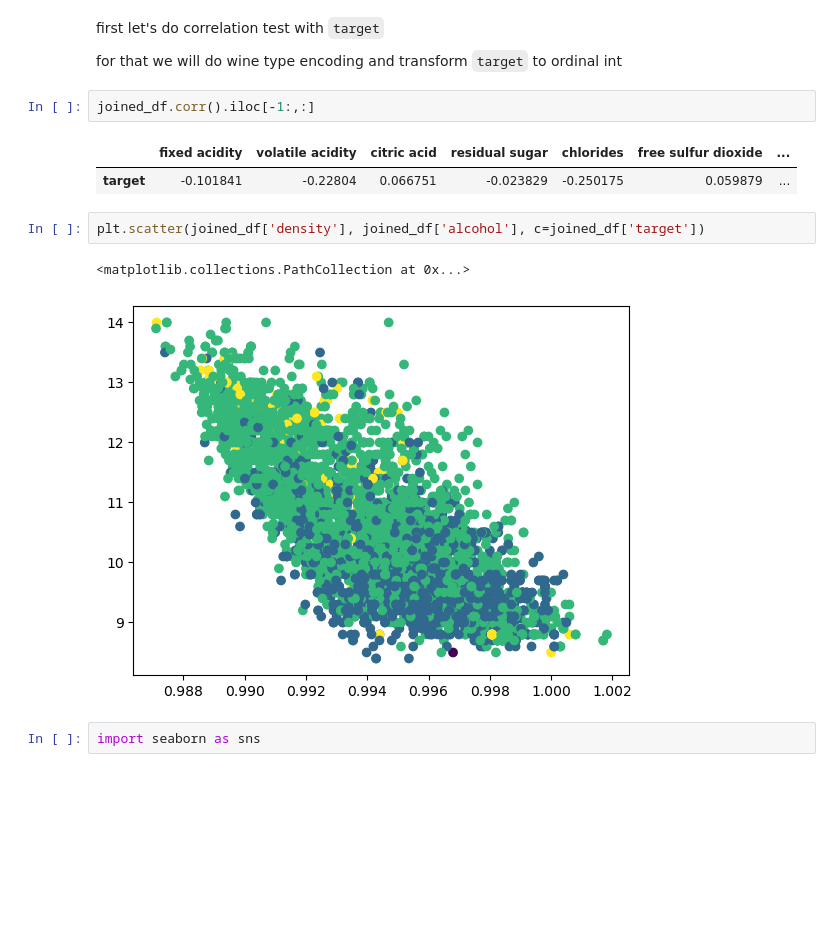
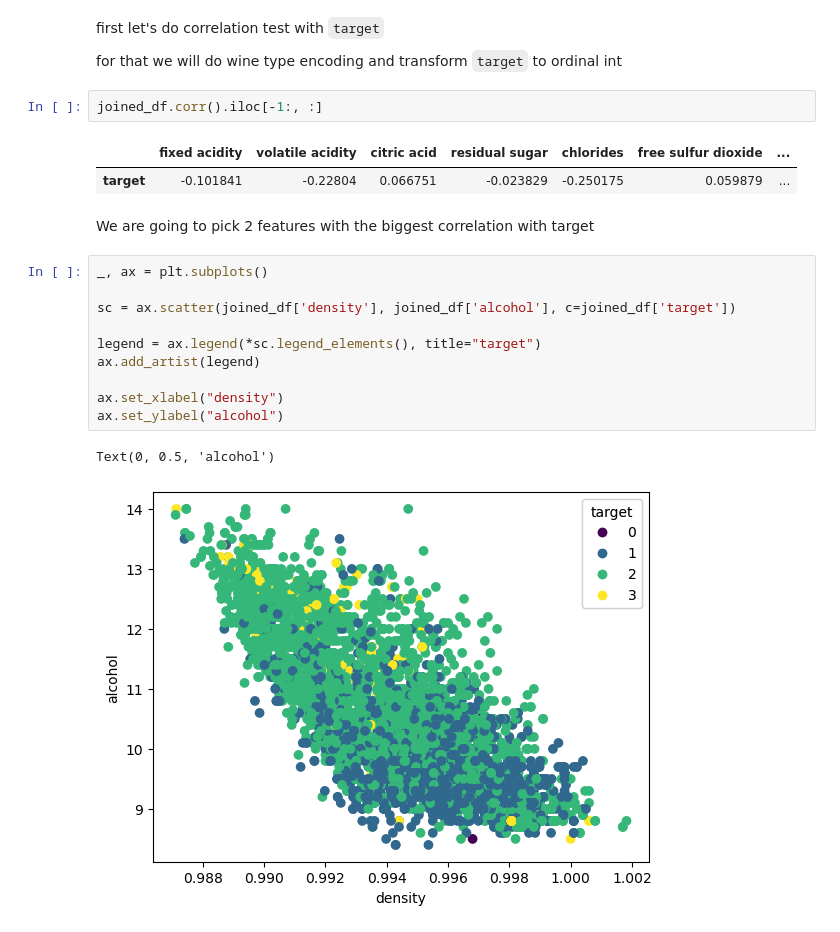
Before and after one commit to artem-starodubtsev/Supervised-learning-SUPSI, a Jupyter notebook: 2a_practice/main.ipynb, the cells around one changed output. Saved outputs shown, nothing was run; the diff lists cells and outputs as text; blank space fills up the shorter version.

```diff
--- a/2a_practice/main.ipynb
+++ b/2a_practice/main.ipynb
@@ -269,14 +271,22 @@ first let's do correlation test with ``target``
 
 for that we will do wine type encoding and transform ``target`` to ordinal int
 # %%
-joined_df.corr().iloc[-1:,:]
+joined_df.corr().iloc[-1:, :]
 # %% [output]
 |  | fixed acidity | volatile acidity | citric acid | residual sugar | chlorides | free sulfur dioxide | ... |
 | target | -0.101841 | -0.22804 | 0.066751 | -0.023829 | -0.250175 | 0.059879 | ... |
+# %% [markdown]
+We are going to pick 2 features with the biggest correlation with target
 # %%
-plt.scatter(joined_df['density'], joined_df['alcohol'], c=joined_df['target'])
+_, ax = plt.subplots()
+
+sc = ax.scatter(joined_df['density'], joined_df['alcohol'], c=joined_df['target'])
+
+legend = ax.legend(*sc.legend_elements(), title="target")
+ax.add_artist(legend)
+
+ax.set_xlabel("density")
+ax.set_ylabel("alcohol")
 # %% [output]
-<matplotlib.collections.PathCollection at 0x...>
+Text(0, 0.5, 'alcohol')
-[figure, old version]
+[figure, new version]
-# %%
-import seaborn as sns
```
Also changed, not shown: parts of 16 cells of this notebook.
